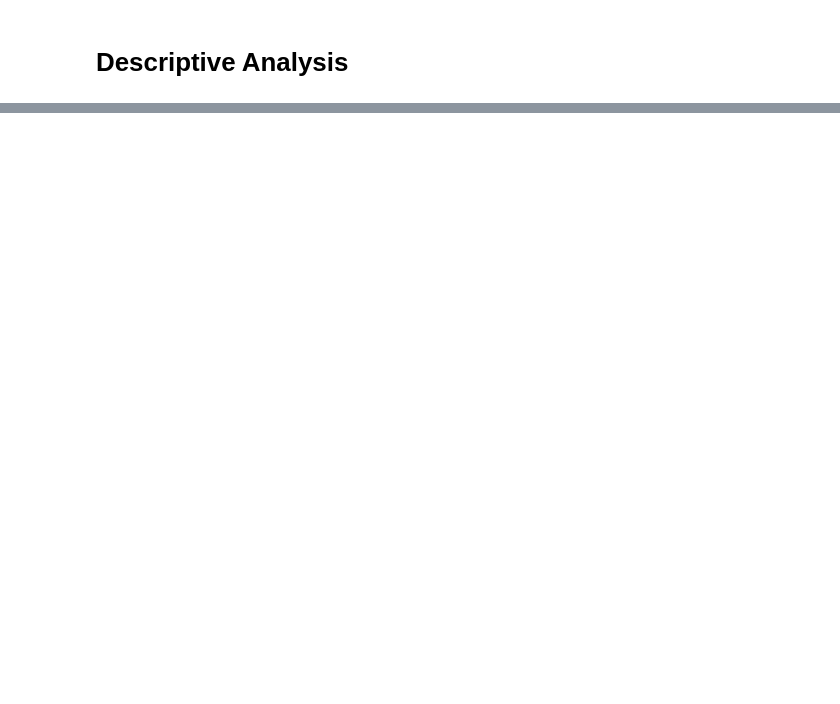
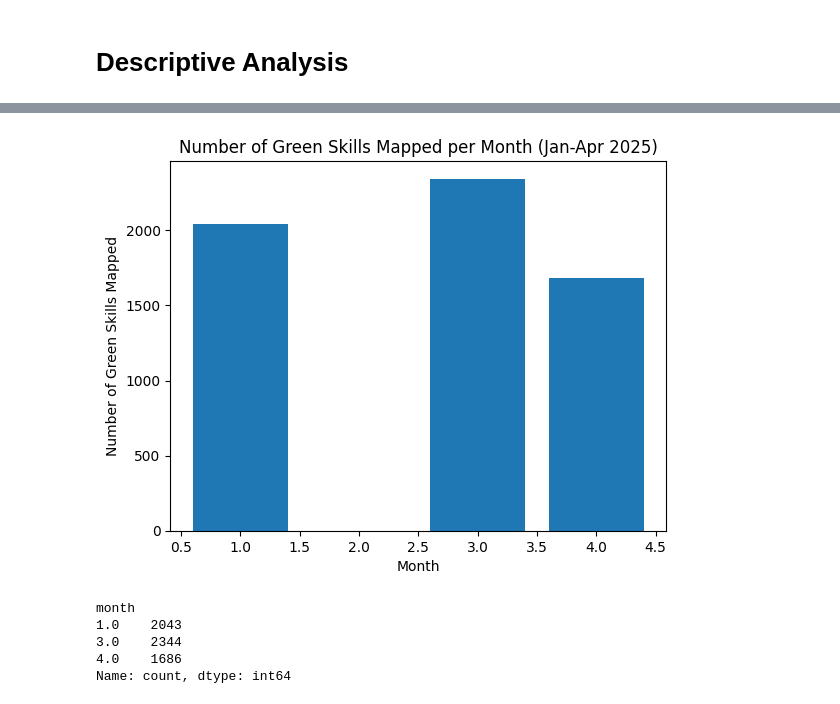
Before and after one commit to JNArrazola/green_skill_RAG_system, a Jupyter notebook: src/4_descriptive_analysis.ipynb, the cells around one changed output, grey strips where cells are left out. Drawn from its saved outputs; the diff is of its cells as text; code cells hidden in the pictures; blank space fills up the shorter version.

```diff
--- a/src/4_descriptive_analysis.ipynb
+++ b/src/4_descriptive_analysis.ipynb
@@ -45,0 +57,4 @@ Percentage of skills mapped to green skills: 12.04%
+# %%
+df = pd.read_csv("../data/green_skill_classification/green_skills_with_GPT-5_full_dataset.csv")
+df = df[df['esco_skill_name'] != 'No']
+df.shape
@@ -45,0 +69,3 @@ Percentage of skills mapped to green skills: 12.04%
+# %%
+df_jobs = pd.read_csv("../data/jan_to_apr_2025_with_languages_cleaned.csv")
+df_jobs.head()
@@ -45,0 +79,9 @@ Percentage of skills mapped to green skills: 12.04%
+# %%
+df_with_months = df.copy()
+# %%
+df_with_months["job_id"] = df_with_months["job_id"].astype(str).str.strip()
+df_jobs["Job_ID"] = df_jobs["Job_ID"].astype(str).str.strip()
+
+df_jobs_unique = df_jobs.drop_duplicates(subset="Job_ID", keep="first")[["Job_ID", "month"]]
+df_with_months = df_with_months.merge(df_jobs_unique, left_on="job_id", right_on="Job_ID", how="left")
+df_with_months = df_with_months.drop(columns="Job_ID")
@@ -45,0 +94,16 @@ Percentage of skills mapped to green skills: 12.04%
+# %%
+plt.bar(df_with_months['month'].value_counts().sort_index().index,
+        df_with_months['month'].value_counts().sort_index().values)
+plt.xlabel('Month')
+plt.ylabel('Number of Green Skills Mapped')
+plt.title('Number of Green Skills Mapped per Month (Jan-Apr 2025)')
+plt.show()
+
+print(df_with_months['month'].value_counts().sort_index())
+# %% [output]
+[figure, added]
+month
+1.0    2043
+3.0    2344
+4.0    1686
+Name: count, dtype: int64
```
Also changed, not shown: parts of 9 cells of this notebook, 5 other files.
